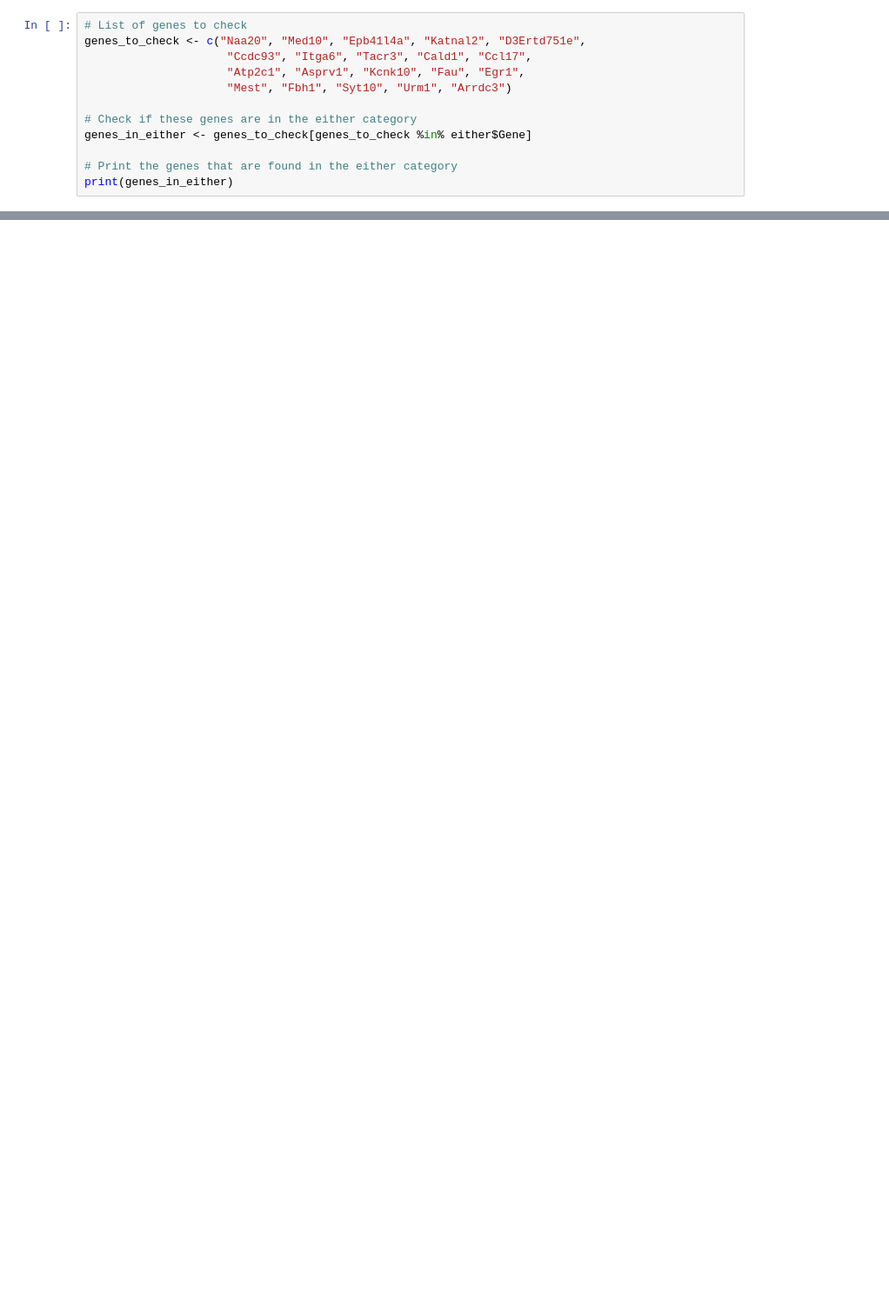
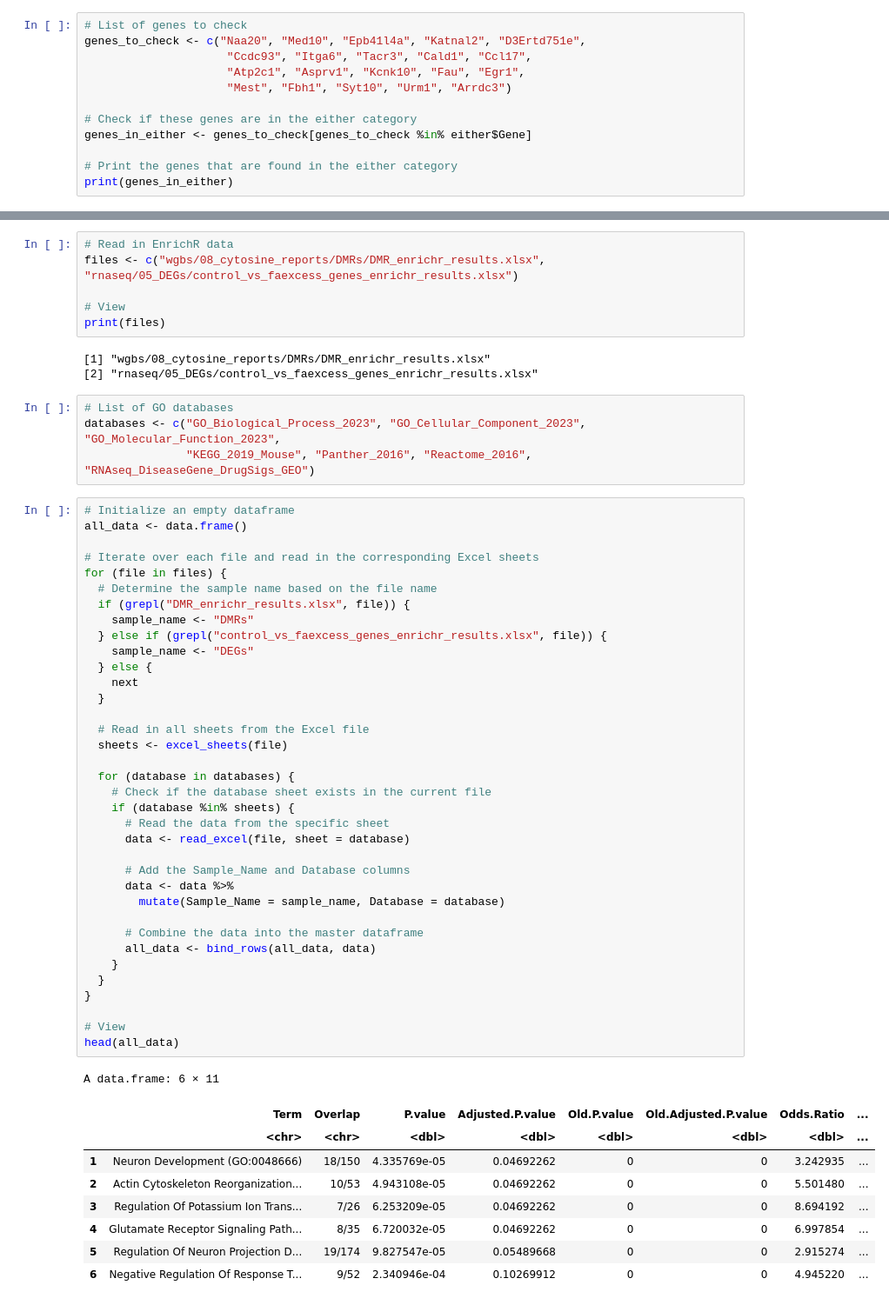
Before and after one commit to vhaghani26/Mouse_FAE_RNAseq_WGBS, a Jupyter notebook: 01_RNAseq_WGBS_integration.ipynb, the cells around one changed output, grey strips where cells are left out. Shown: that part at 87% size. Saved outputs shown, nothing was run; the diff lists cells and outputs as text; blank space fills up the shorter version.

```diff
--- a/01_RNAseq_WGBS_integration.ipynb
+++ b/01_RNAseq_WGBS_integration.ipynb
@@ -934,0 +1127,59 @@ print(genes_in_either)
+# %%
+# Read in EnrichR data
+files <- c("wgbs/08_cytosine_reports/DMRs/DMR_enrichr_results.xlsx", "rnaseq/05_DEGs/control_vs_faexcess_genes_enrichr_results.xlsx")
+
+# View
+print(files)
+# %% [output]
+[1] "wgbs/08_cytosine_reports/DMRs/DMR_enrichr_results.xlsx"
+[2] "rnaseq/05_DEGs/control_vs_faexcess_genes_enrichr_results.xlsx"
+# %%
+# List of GO databases
+databases <- c("GO_Biological_Process_2023", "GO_Cellular_Component_2023", "GO_Molecular_Function_2023",
+               "KEGG_2019_Mouse", "Panther_2016", "Reactome_2016", "RNAseq_DiseaseGene_DrugSigs_GEO")
+# %%
+# Initialize an empty dataframe
+all_data <- data.frame()
+
+# Iterate over each file and read in the corresponding Excel sheets
+for (file in files) {
+  # Determine the sample name based on the file name
+  if (grepl("DMR_enrichr_results.xlsx", file)) {
+    sample_name <- "DMRs"
+  } else if (grepl("control_vs_faexcess_genes_enrichr_results.xlsx", file)) {
+    sample_name <- "DEGs"
+  } else {
+    next
+  }
+
+  # Read in all sheets from the Excel file
+  sheets <- excel_sheets(file)
+
+  for (database in databases) {
+    # Check if the database sheet exists in the current file
+    if (database %in% sheets) {
+      # Read the data from the specific sheet
+      data <- read_excel(file, sheet = database)
+
+      # Add the Sample_Name and Database columns
+      data <- data %>%
+        mutate(Sample_Name = sample_name, Database = database)
+
+      # Combine the data into the master dataframe
+      all_data <- bind_rows(all_data, data)
+    }
+  }
+}
+
+# View
+head(all_data)
+# %% [output]
+A data.frame: 6 × 11
+|  | Term | Overlap | P.value | Adjusted.P.value | Old.P.value | Old.Adjusted.P.value | Odds.Ratio | ... |
+|  | <chr> | <chr> | <dbl> | <dbl> | <dbl> | <dbl> | <dbl> | ... |
+| 1 | Neuron Development (GO:0048666) | 18/150 | 4.335769e-05 | 0.04692262 | 0 | 0 | 3.242935 | ... |
+| 2 | Actin Cytoskeleton Reorganization... | 10/53 | 4.943108e-05 | 0.04692262 | 0 | 0 | 5.501480 | ... |
+| 3 | Regulation Of Potassium Ion Trans... | 7/26 | 6.253209e-05 | 0.04692262 | 0 | 0 | 8.694192 | ... |
+| 4 | Glutamate Receptor Signaling Path... | 8/35 | 6.720032e-05 | 0.04692262 | 0 | 0 | 6.997854 | ... |
+| 5 | Regulation Of Neuron Projection D... | 19/174 | 9.827547e-05 | 0.05489668 | 0 | 0 | 2.915274 | ... |
+| 6 | Negative Regulation Of Response T... | 9/52 | 2.340946e-04 | 0.10269912 | 0 | 0 | 4.945220 | ... |
```
Also changed, not shown: parts of 22 cells of this notebook, 1 other file.
